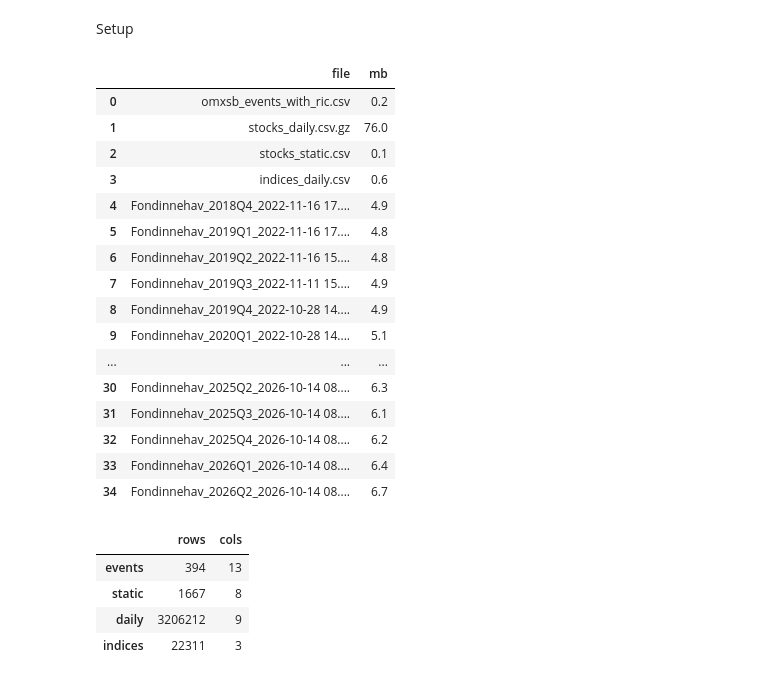
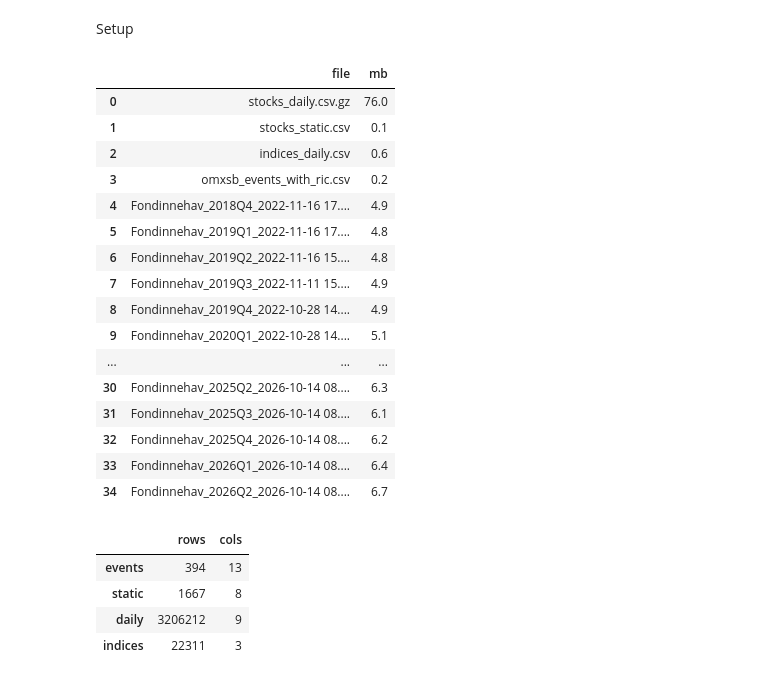
Before and after one commit to uvangludvig-ship-it/financethesis, a Jupyter notebook: code/notebooks/replication_omxsb.ipynb, the cells around one changed output. Cells and saved outputs as stored; diff of their text form; code cells hidden in the pictures.

```diff
--- a/code/notebooks/replication_omxsb.ipynb
+++ b/code/notebooks/replication_omxsb.ipynb
@@ -23,9 +23,13 @@ TAB = os.path.join(OUT, "tables")
 FIG = os.path.join(OUT, "figures")
 for p in [OUT, TAB, FIG, DER]:
     os.makedirs(p, exist_ok=True)
-REQ = ["stocks_daily.csv.gz", "stocks_static.csv", "indices_daily.csv"]
+PANEL = os.path.join(D, "stocks_daily.csv.gz")
+STATIC = os.path.join(D, "stocks_static.csv")
+INDEX = os.path.join(D, "indices_daily.csv")
+EVENTS = os.path.join(EV, "omxsb_events_with_ric.csv")
+REQ = [PANEL, STATIC, INDEX, EVENTS]
 ZIPS = sorted(glob.glob(os.path.join(FI, "Fondinnehav_*.zip")))
-missing = [f for f in REQ if not os.path.exists(os.path.join(D, f))] + ([] if os.path.exists(os.path.join(EV, "omxsb_events_with_ric.csv")) else ["omxsb_events_with_ric.csv"])
+missing = [f for f in REQ if not os.path.exists(f)]
 assert not missing, missing
 assert len(ZIPS) == 31, len(ZIPS)
 PER = ["2013–2017", "2018–2020", "2021–2023", "2024–2026"]
@@ -37,38 +41,39 @@ LABELS = {"car": "CAR, AD−1 to ED+1 (%)", "ann": "Announcement window [AD−1,
 LABELS.update({p: p for p in PER})
 TEX = {"tab_width": None, "tabcolsep": "5pt", "data_addlinespace": "0.25ex"}
 STARS = "* p<0.10, ** p<0.05, *** p<0.01."
 NUM = {}
 MAN = []
 def star(p):
     return "***" if p < 0.01 else "**" if p < 0.05 else "*" if p < 0.10 else ""
 def fig_save(fig, name, desc):
     fig.savefig(os.path.join(FIG, name + ".pdf"), format="pdf")
     fig.savefig(os.path.join(FIG, name + ".png"), format="png", dpi=300)
     MAN.append((name, desc))
     plt.show()
     plt.close(fig)
 def tex_fix(path):
     s = open(path).read()
     s = re.sub(r"(?<!\\)%", r"\\%", s)
     s = re.sub(r"(\\\\)\s*\[", r"\1{}[", s)
     s = re.sub(r"(?<!\\)\{(-?\d+\.\d+)\}", lambda m: "\\{" + m.group(1) + "\\}", s)
+    s = re.sub(r"\^(?=[G(])", r"\\textasciicircum{}", s)
     s = s.replace("−", "$-$").replace("η", "$\\eta$").replace("R²", "R$^2$")
     open(path, "w").write(s)
 def tab_save(t, name, desc, df=None):
     t.save("tex", os.path.join(TAB, name + ".tex"), show=False, replace=True, tex_style=TEX)
     tex_fix(os.path.join(TAB, name + ".tex"))
     t.save("docx", os.path.join(TAB, name + ".docx"), show=False, replace=True)
     if df is not None:
         df.to_csv(os.path.join(TAB, name + ".csv"))
     MAN.append((name, desc))
     return t
-pd.DataFrame({"file": REQ + [os.path.basename(z) for z in ZIPS], "mb": [round(os.path.getsize(os.path.join(D, f)) / 1e6, 1) for f in REQ] + [round(os.path.getsize(z) / 1e6, 1) for z in ZIPS]})
+pd.DataFrame({"file": [os.path.basename(f) for f in REQ + ZIPS], "mb": [round(os.path.getsize(f) / 1e6, 1) for f in REQ + ZIPS]})
 # %% [output]
 |  | file | mb |
-| 0 | omxsb_events_with_ric.csv | 0.2 |
-| 1 | stocks_daily.csv.gz | 76.0 |
-| 2 | stocks_static.csv | 0.1 |
-| 3 | indices_daily.csv | 0.6 |
+| 0 | stocks_daily.csv.gz | 76.0 |
+| 1 | stocks_static.csv | 0.1 |
+| 2 | indices_daily.csv | 0.6 |
+| 3 | omxsb_events_with_ric.csv | 0.2 |
 | 4 | Fondinnehav_2018Q4_2022-11-16 17.... | 4.9 |
 | 5 | Fondinnehav_2019Q1_2022-11-16 17.... | 4.8 |
 | 6 | Fondinnehav_2019Q2_2022-11-16 15.... | 4.8 |
```
Also changed, not shown: parts of 9 cells of this notebook, 32 other files.
